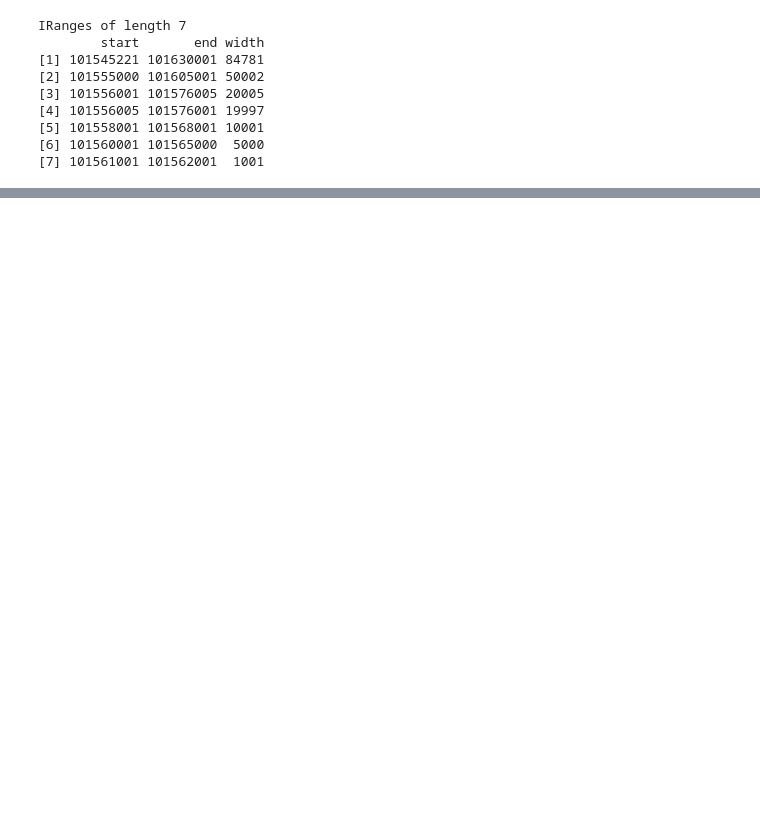
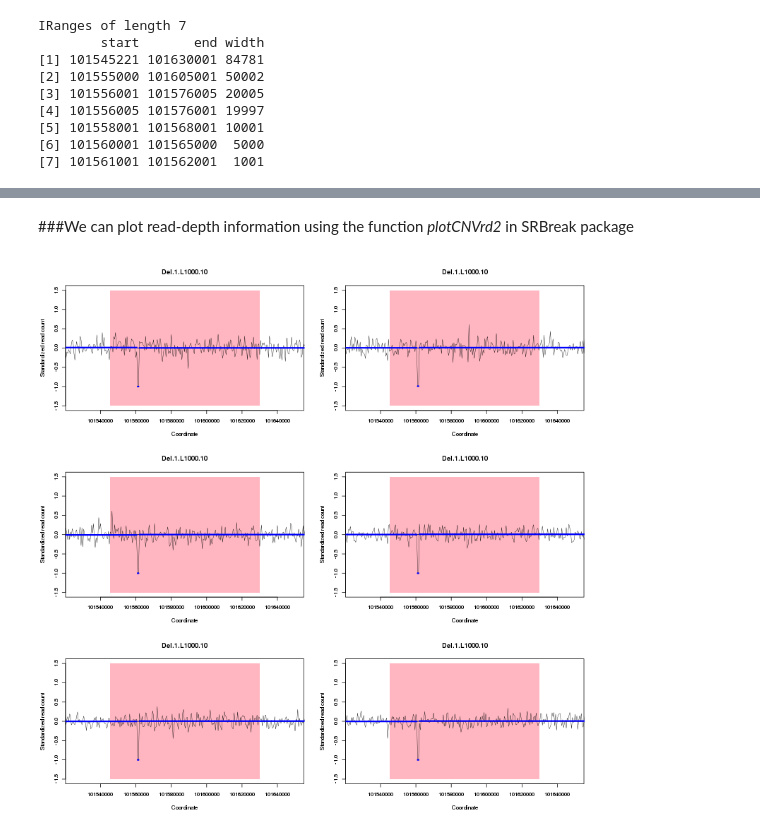
Before and after one commit to hoangtn/SRBreak, a Jupyter notebook: TestSRBreak.ipynb, the cells around one changed output, grey strips where cells are left out. Cells and saved outputs as stored; diff of their text form; code cells hidden in the pictures; blank space fills up the shorter version.

```diff
--- a/TestSRBreak.ipynb
+++ b/TestSRBreak.ipynb
@@ -35,0 +39,10 @@ The following object is masked from ‘package:IRanges’:
+# %%
+%%R
+#Set windows to count reads
+windows = 500
+
+dirBamFile = "./BamSimulatedData/"
+
+st = 101100001
+en = 102100000
+chr = "chr1"
@@ -134,0 +207,34 @@ IRanges of length 7
+# %% [markdown]
+###We can plot read-depth information using the function *plotCNVrd2* in SRBreak package
+# %%
+%%R -w 28 -h 28 -u cm
+
+sampleNames
+
+##Should make a CNVrd2 object because we will use the CNVrd2 package to plot
+
+objectCNVrd2 <- new("CNVrd2", windows = windows,
+                    chr = "Chr1",
+                    st = st, en = en,
+                    genes = c(101545221, 101630001), ##Can choose any positions if you don't genotype
+                    dirBamFile = dirBamFile)
+
+par(mfrow = c(3, 2))
+for (ii in 1:6){
+        plotCNVrd2(Object = objectCNVrd2,
+              segmentObject = outputSRBreak$resultSegment,
+              sampleName = sampleNames[ii] ,
+
+                   ylim = c(-1.5, 1.5),
+
+                   xlim = c(101545221 - 20000, 101630001 + 20000),
+                   segmentCOLOUR = "blue", ##Set color = flesh color
+    main = substr(sampleNames[ii], 1, 14))
+
+
+
+
+
+        }
+# %% [output]
+[figure, added]
```
Also changed, not shown: parts of 11 cells of this notebook.
